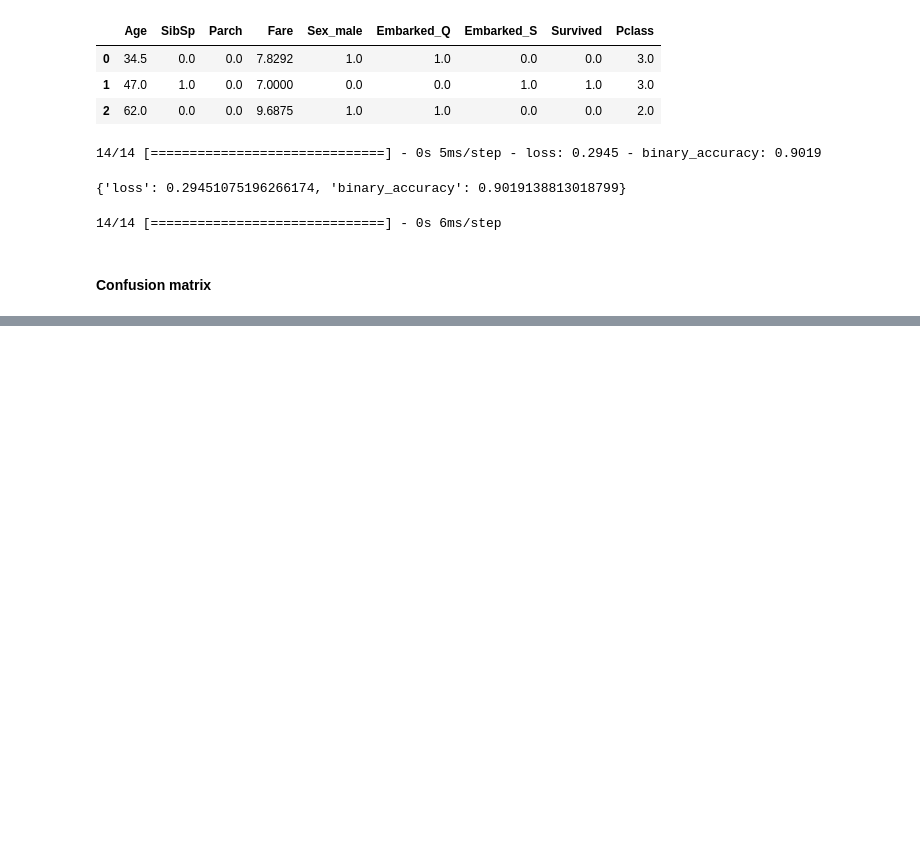
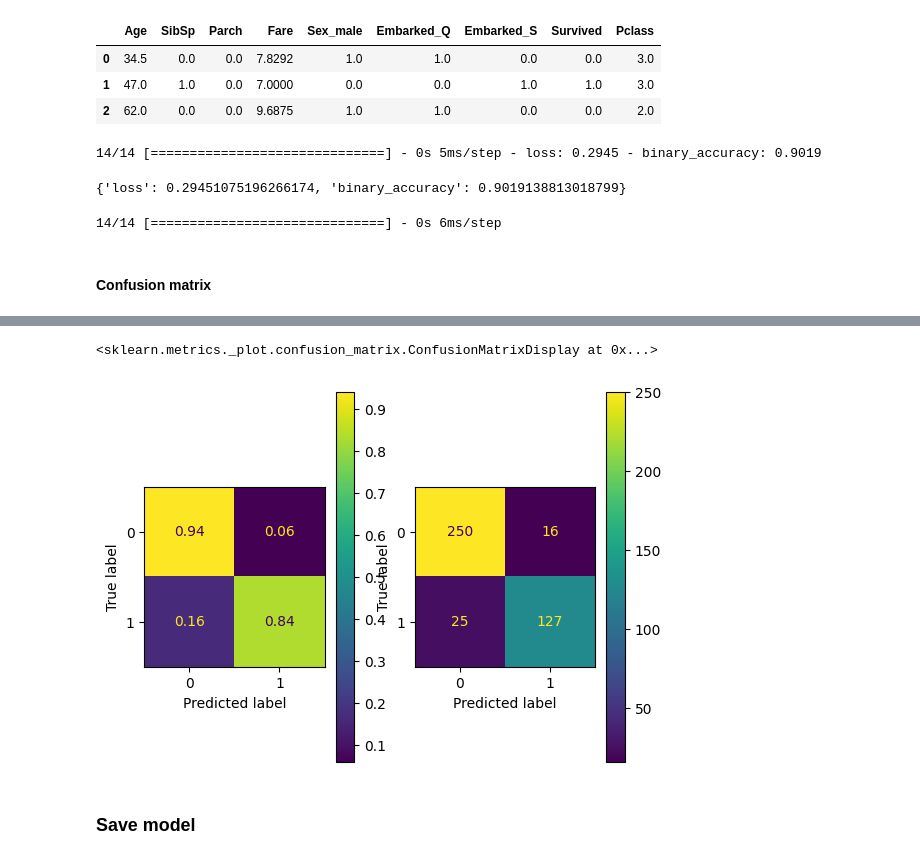
Before and after one commit to Apple03244/Colaboratory, a Jupyter notebook: Keras.ipynb, the cells around one changed output, grey strips where cells are left out. Cells and saved outputs as stored; diff of their text form; code cells hidden in the pictures; blank space fills up the shorter version.

```diff
--- a/Keras.ipynb
+++ b/Keras.ipynb
@@ -236,0 +225,11 @@ import sk
+# %%
+_,a=plt.subplots(1,2)
+skmet.ConfusionMatrixDisplay.from_predictions(y_true=test_data["Survived"],y_pred=predict_dataset["predict"],
+                                              normalize="true",ax=a[0])
+skmet.ConfusionMatrixDisplay.from_predictions(y_true=test_data["Survived"],y_pred=predict_dataset["predict"],
+                                              normalize=None,ax=a[1])
+# %% [output]
+<sklearn.metrics._plot.confusion_matrix.ConfusionMatrixDisplay at 0x...>
+[figure, added]
+# %% [markdown]
+### Save model
```
Also changed, not shown: parts of 5 cells of this notebook.
